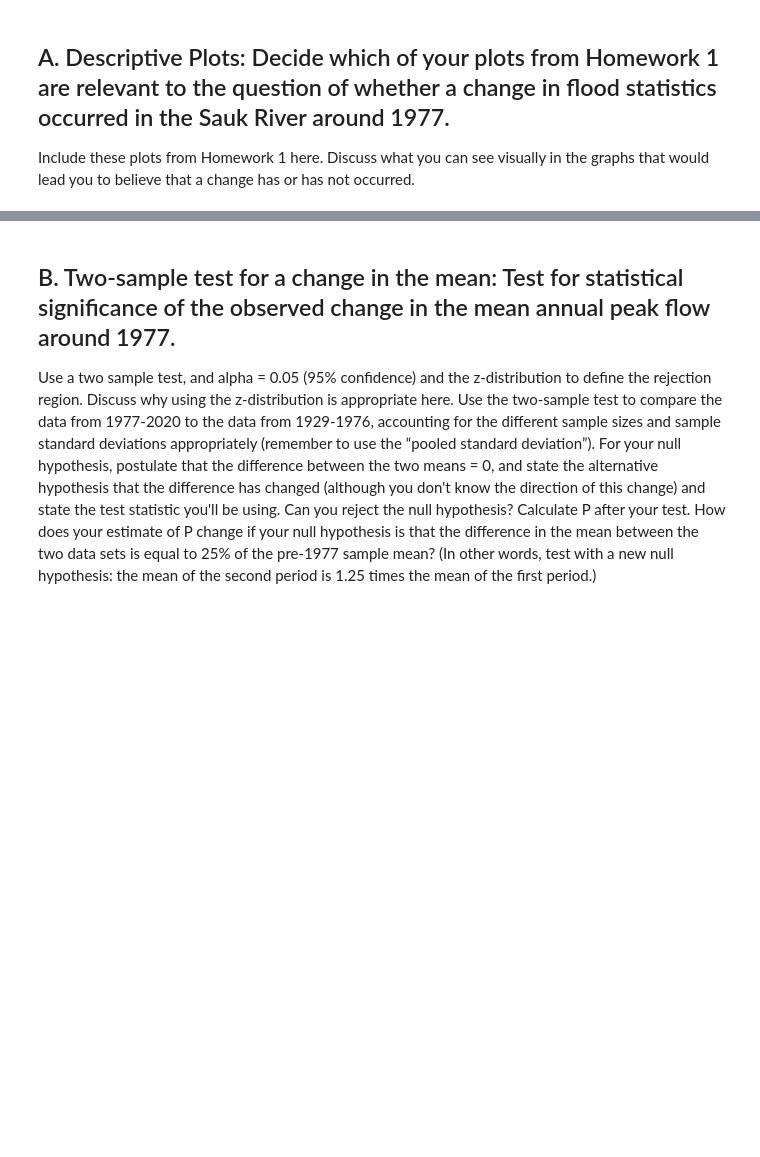
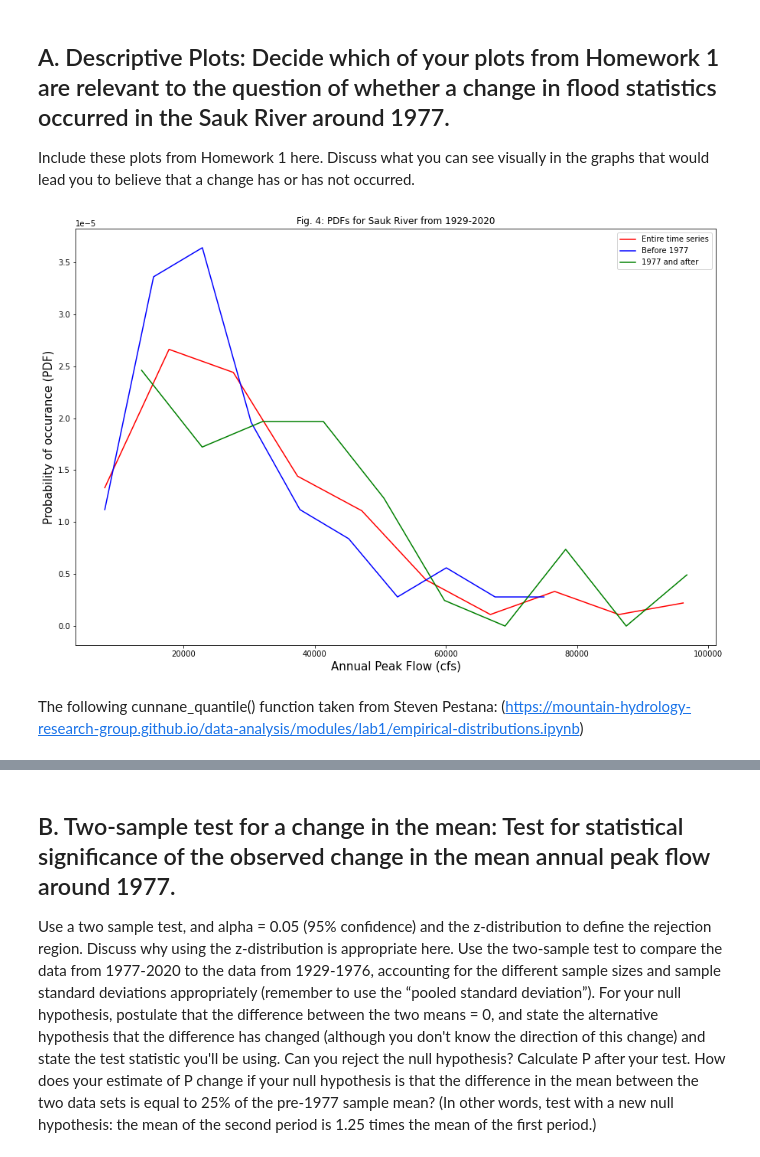
Before and after one commit to egagli/cewa565, a Jupyter notebook: homework/2/hw2.ipynb, the cells around one changed output, grey strips where cells are left out. Saved outputs shown, nothing was run; the diff lists cells and outputs as text; code cells hidden in the pictures; blank space fills up the shorter version.

Commit message:
copy plots from hw1

```diff
--- a/homework/2/hw2.ipynb
+++ b/homework/2/hw2.ipynb
@@ -10,3 +10,34 @@ Using the observations of peak flow data for the Sauk River, we are going to inv
 
 Include these plots from Homework 1 here.
 Discuss what you can see visually in the graphs that would lead you to believe that a change has or has not occurred.
+# %%
+#import all required modules and read in the data files
+import numpy as np
+import matplotlib.pyplot as plt
+import pandas as pd
+import scipy.stats as stats
+Sauk_data_file = 'Sauk_peak_WY1929_2017.xlsx'
+Sauk_data = pd.read_excel(Sauk_data_file,header=6)
+Sauk_data = Sauk_data[1:]
+Sauk_data['peak_va'] = Sauk_data['peak_va'].astype('int64')
+# %%
+# subset data by year
+Sauk_data_before_1977 = Sauk_data[Sauk_data['water_year']<1977]
+Sauk_data_after_1977 = Sauk_data[Sauk_data['water_year']>=1977]
+# %%
+# create PDFs using histogram method outlined in emperical-distrubtions.ipynb
+f,ax = plt.subplots(figsize=(15,10))
+counts0, bin_edges0 = np.histogram(Sauk_data['peak_va'], bins=10, density=True)
+counts1, bin_edges1 = np.histogram(Sauk_data_before_1977['peak_va'], bins=10, density=True)
+counts2, bin_edges2 = np.histogram(Sauk_data_after_1977['peak_va'], bins=10, density=True)
+ax.plot(bin_edges0[:-1],counts0,color='r',label='Entire time series')
+ax.plot(bin_edges1[:-1],counts1,color='b',label='Before 1977')
+ax.plot(bin_edges2[:-1],counts2,color='g',label='1977 and after')
+ax.legend()
+ax.set_title('Fig. 4: PDFs for Sauk River from 1929-2020')
+ax.set_xlabel('Annual Peak Flow (cfs)', fontsize=15)
+ax.set_ylabel('Probability of occurance (PDF)', fontsize=15);
+# %% [output]
+[figure, added]
+# %% [markdown]
+The following cunnane_quantile() function taken from Steven Pestana: (https://mountain-hydrology-research-group.github.io/data-analysis/modules/lab1/empirical-distributions.ipynb)
```
Also changed, not shown: parts of 4 cells of this notebook.
